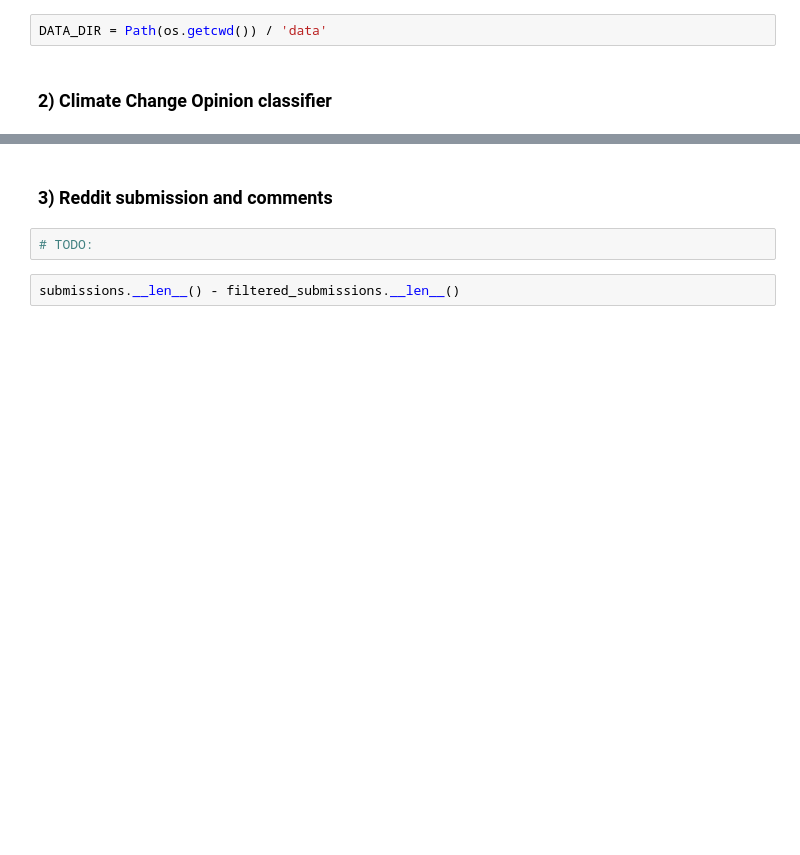
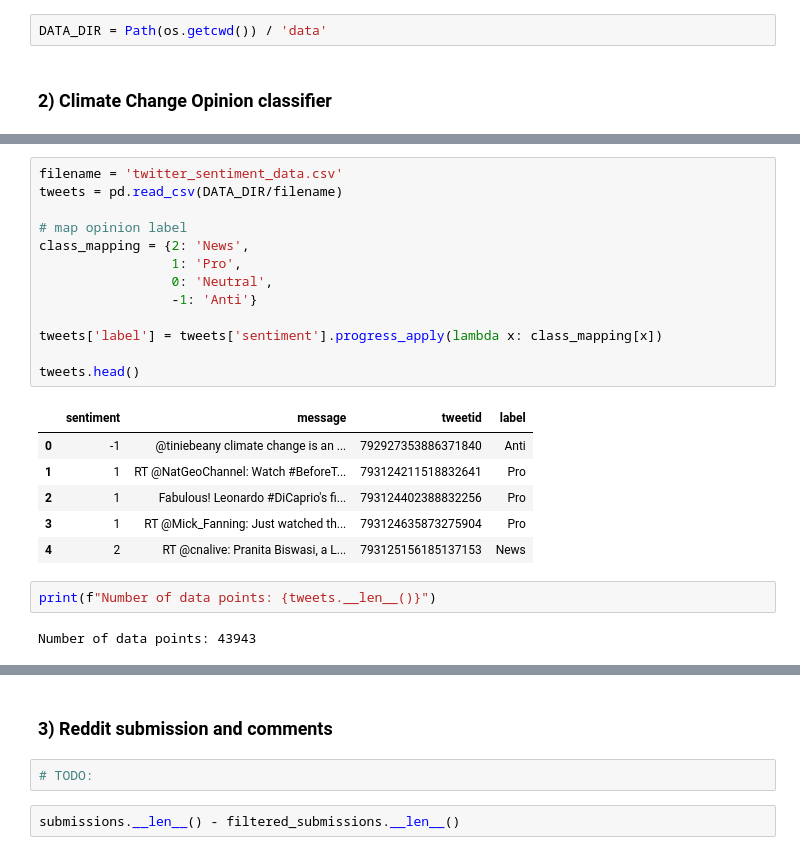
Before and after one commit to AronDJacobsen/Reddit-ClimateGraph, a Jupyter notebook: preliminary_analysis.ipynb, the cells around one changed output, grey strips where cells are left out. Saved outputs shown, nothing was run; the diff lists cells and outputs as text; blank space fills up the shorter version.

```diff
--- a/preliminary_analysis.ipynb
+++ b/preliminary_analysis.ipynb
@@ -38,0 +55,24 @@ DATA_DIR = Path(os.getcwd()) / 'data'
+# %%
+filename = 'twitter_sentiment_data.csv'
+tweets = pd.read_csv(DATA_DIR/filename)
+
+# map opinion label
+class_mapping = {2: 'News',
+                 1: 'Pro',
+                 0: 'Neutral',
+                 -1: 'Anti'}
+
+tweets['label'] = tweets['sentiment'].progress_apply(lambda x: class_mapping[x])
+
+tweets.head()
+# %% [output]
+|  | sentiment | message | tweetid | label |
+| 0 | -1 | @tiniebeany climate change is an ... | 792927353886371840 | Anti |
+| 1 | 1 | RT @NatGeoChannel: Watch #BeforeT... | 793124211518832641 | Pro |
+| 2 | 1 | Fabulous! Leonardo #DiCaprio's fi... | 793124402388832256 | Pro |
+| 3 | 1 | RT @Mick_Fanning: Just watched th... | 793124635873275904 | Pro |
+| 4 | 2 | RT @cnalive: Pranita Biswasi, a L... | 793125156185137153 | News |
+# %%
+print(f"Number of data points: {tweets.__len__()}")
+# %% [output]
+Number of data points: 43943
```
Also changed, not shown: parts of 28 cells of this notebook, 3 other files.
